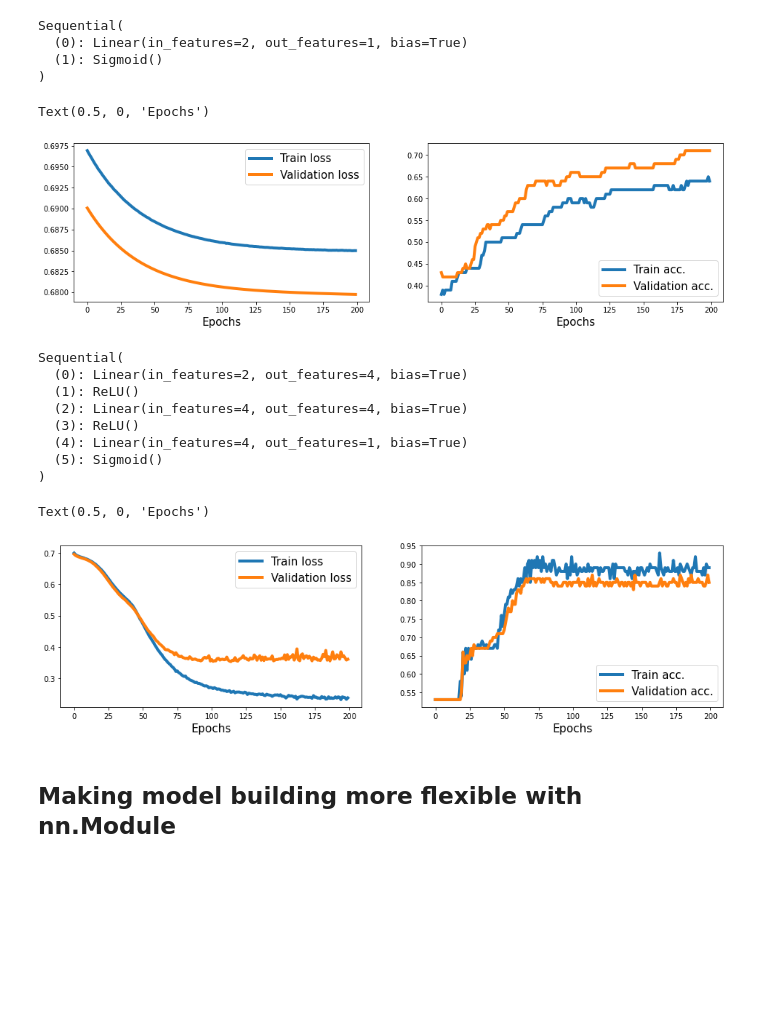
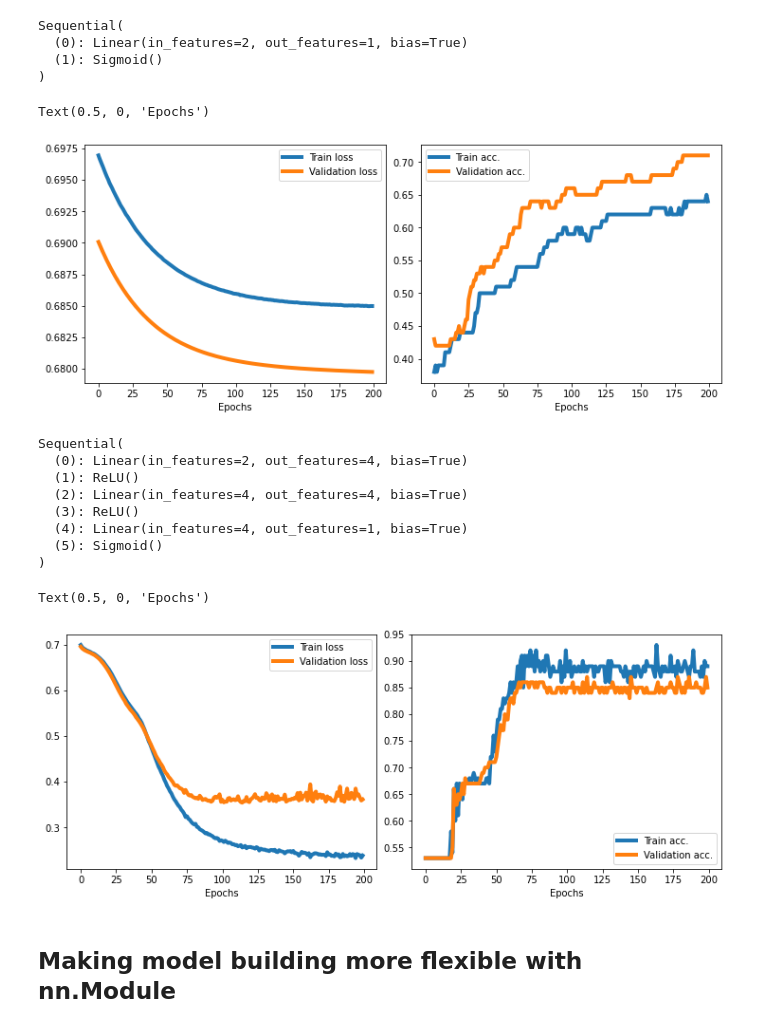
Before and after one commit to gitony0101/blog-stats-tony, a Jupyter notebook: pytorch/2-pytorch-deeper.ipynb, the cells around one changed output. Cells and saved outputs as stored; diff of their text form; code cells hidden in the pictures; blank space fills up the shorter version.

```diff
--- a/pytorch/2-pytorch-deeper.ipynb
+++ b/pytorch/2-pytorch-deeper.ipynb
@@ -225,18 +225,18 @@ history = train(model, num_epochs, train_dl, x_valid, y_valid)
 # %%
 _, axes = plt.subplots(1, 2, figsize=(10, 4), constrained_layout=True)
 
 axes[0].plot(history[0], lw=4)
 axes[0].plot(history[1], lw=4)
-axes[0].legend(['Train loss', 'Validation loss'], fontsize=15)
-axes[0].set_xlabel('Epochs', size=15)
+axes[0].legend(['Train loss', 'Validation loss'], fontsize='medium')
+axes[0].set_xlabel('Epochs', size='medium')
 
 axes[1].plot(history[2], lw=4)
 axes[1].plot(history[3], lw=4)
-axes[1].legend(['Train acc.', 'Validation acc.'], fontsize=15)
-axes[1].set_xlabel('Epochs', size=15)
+axes[1].legend(['Train acc.', 'Validation acc.'], fontsize='medium')
+axes[1].set_xlabel('Epochs', size='medium')
 # %% [output]
 Text(0.5, 0, 'Epochs')
-[figure, old version]
+[figure, new version]
 # %%
 model = nn.Sequential(nn.Linear(2, 4), nn.ReLU(), nn.Linear(4, 4), nn.ReLU(),
                       nn.Linear(4, 1), nn.Sigmoid())
@@ -261,16 +261,16 @@ _, axes = plt.subplots(1, 2, figsize=(10, 4), constrained_layout=True)
 
 axes[0].plot(history[0], lw=4)
 axes[0].plot(history[1], lw=4)
-axes[0].legend(['Train loss', 'Validation loss'], fontsize=15)
-axes[0].set_xlabel('Epochs', size=15)
+axes[0].legend(['Train loss', 'Validation loss'], fontsize='medium')
+axes[0].set_xlabel('Epochs', size='medium')
 
 axes[1].plot(history[2], lw=4)
 axes[1].plot(history[3], lw=4)
-axes[1].legend(['Train acc.', 'Validation acc.'], fontsize=15)
-axes[1].set_xlabel('Epochs', size=15)
+axes[1].legend(['Train acc.', 'Validation acc.'], fontsize='medium')
+axes[1].set_xlabel('Epochs', size='medium')
 # %% [output]
 Text(0.5, 0, 'Epochs')
-[figure, old version]
+[figure, new version]
 # %% [markdown]
 ## Making model building more flexible with nn.Module
 # %%
```
Also changed, not shown: parts of 5 cells of this notebook, 2 other files.
